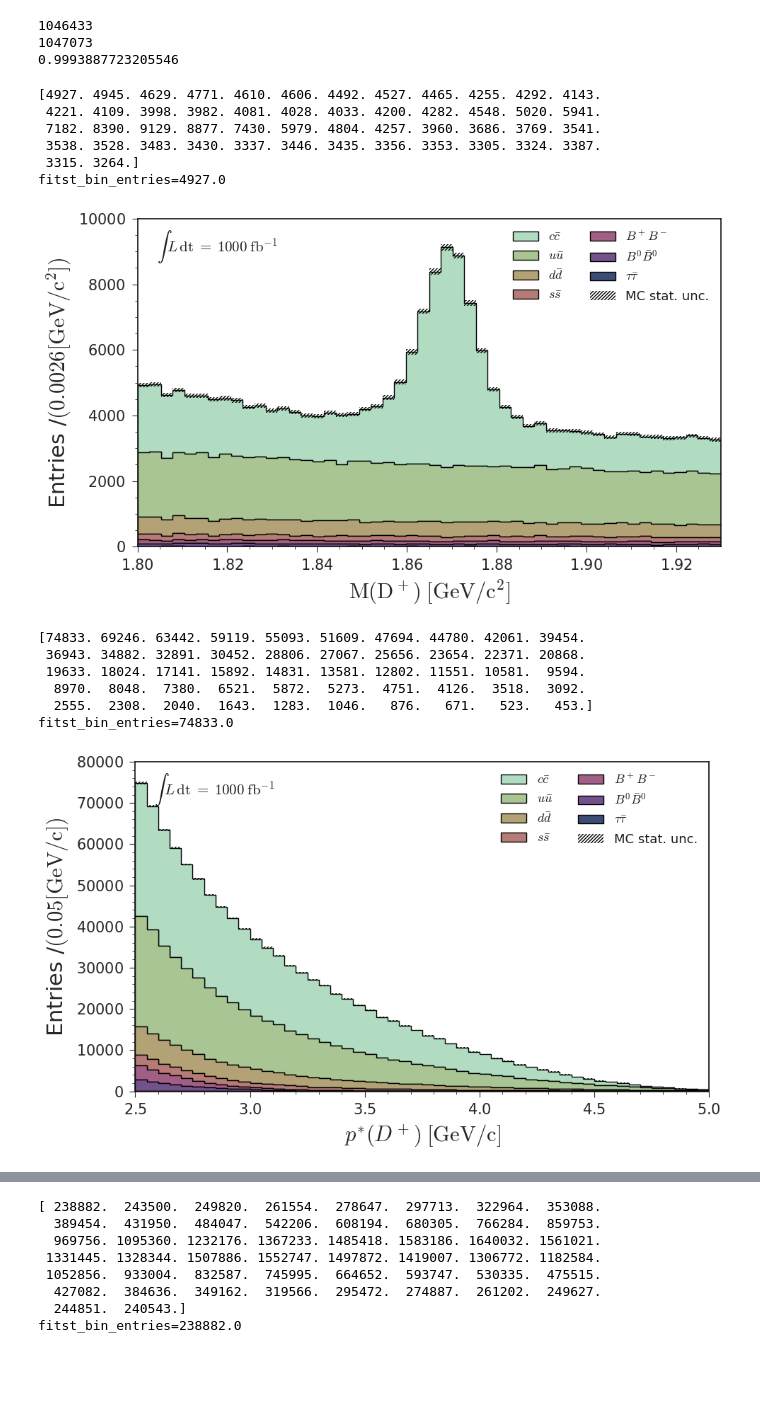
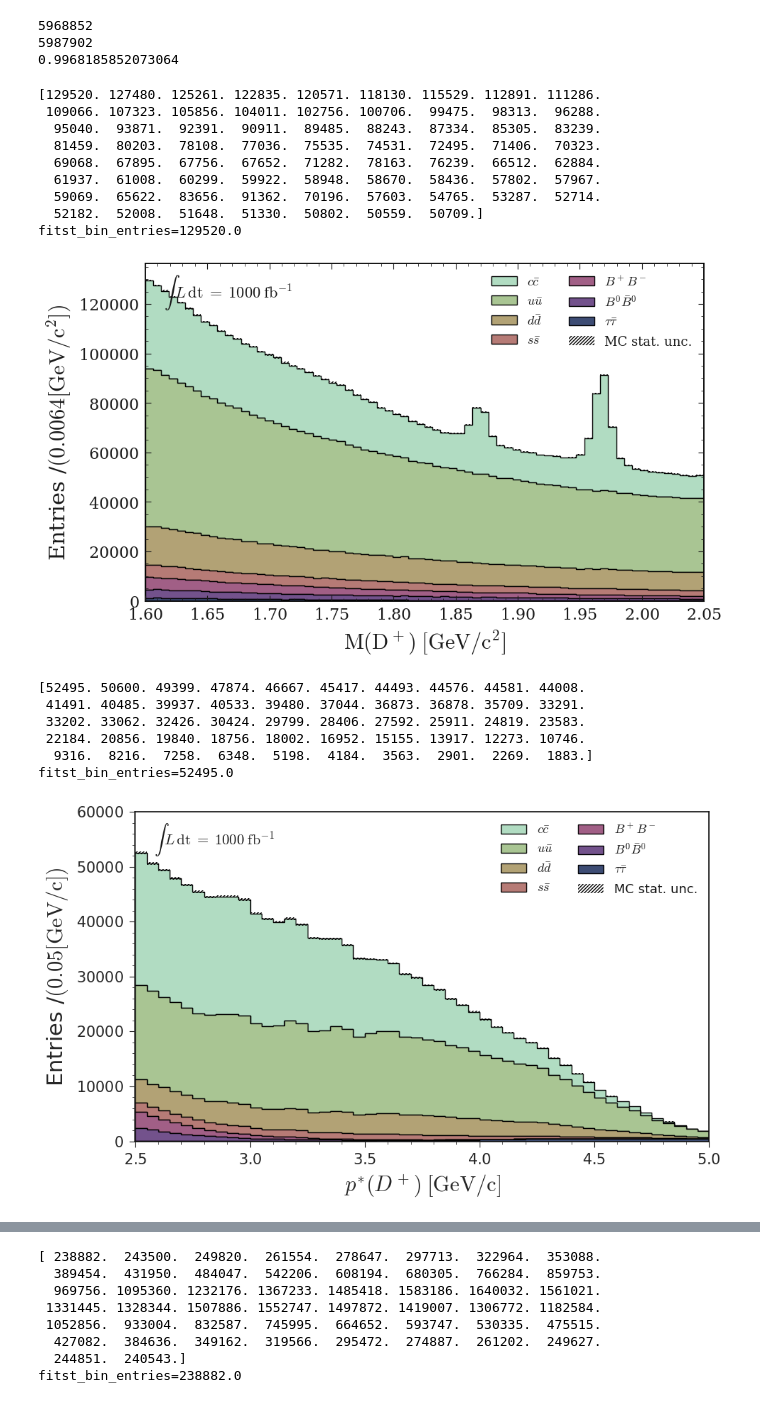
Before and after one commit to jykim-physics/DRAW_and_FITTING, a Jupyter notebook: main/Dpetapip/draw/MC15ri_etapip_pipi.ipynb, the cells around one changed output, grey strips where cells are left out. Saved outputs shown, nothing was run; the diff lists cells and outputs as text; code cells hidden in the pictures; blank space fills up the shorter version.

```diff
--- a/main/Dpetapip/draw/MC15ri_etapip_pipi.ipynb
+++ b/main/Dpetapip/draw/MC15ri_etapip_pipi.ipynb
@@ -49,6 +53,8 @@ MC15ri_etaetapip_tight_v1_240405_treefit_BCS_etapi0const
 base_file_loc = '/home/belle2/jaeyoung/storage_ghi/Ntuples_ghi_2/MC15ri_generic/MC15ri_etaetapip_pre_sel_240307_treefit/'
 base_file_loc = '/media/jykim/T7_2/storage/Ntuples_ghi_2/MC15ri_generic/MC15ri_etaetapip_pre_sel_240310_treefit/'
 base_file_loc = '/media/jykim/T7_2/storage/Ntuples_ghi_2/MC15ri_generic/MC15ri_etaetapip_tight_v1_240405_treefit_BCS_etapi0const/'
+base_file_loc = '/media/jykim/T7_2/storage/Ntuples_ghi_2/MC15ri_generic/MC15ri_etaetapip_loose_v0_240505_etapi0const_mva/'
+base_file_loc = '/share/storage/jykim/storage_ghi/Ntuples_ghi_2/MC15ri_generic/MC15ri_etaetapip_loose_v0_240505_etapi0const_trainv2/'
 # %%
 generic_ccbar = base_file_loc + 'ccbar/*.root'
 # phigamma_ccbar = base_file_loc + 'topo/generic_ccbar.root'
@@ -85,7 +92,8 @@ variables = ["__experiment__", "__run__", "__event__",\
              'eta_Pi0_M',"eta_Pi0_daughterAngle_0_1","eta_Pi0_daughterDiffOfPhi_0_1","eta_Pi0_Easym",\
              'eta_Pip_pionID','eta_Pim_pionID',\
              'eta_Pip_pionIDNN','eta_Pim_pionIDNN','eta_Pip_mcPDG','eta_Pim_mcPDG',\
-             'Pip_pionID','Pip_pionIDNN','Pip_mcPDG','Pip_dr','Pip_dz','Pip_p','Pip_pt']
+             'Pip_pionID','Pip_pionIDNN','Pip_mcPDG','Pip_dr','Pip_dz','Pip_p','Pip_pt',\
+             'bdt']
 # %%
 pd_ccbar_0 = get_pd(file=generic_ccbar, tree=tree,base_filter=base_filter,variables=variables)
 pd_uubar_0 = get_pd(file=generic_uubar, tree=tree,base_filter=base_filter,variables=variables)
@@ -128,9 +136,9 @@ multiplicity = numerator/denominator
 
 print(multiplicity)
 # %% [output]
-1046433
-1047073
-0.9993887723205546
+5968852
+5987902
+0.9968185852073064
 # %%
 cut = 'Dp_M>0.0'
 # cut += '& Dp_cosAngleBetweenMomentumAndVertexVector>0.99 & eta_Pi0_daughterAngle_0_1<1.4 & abs(eta_Pi0_daughterDiffOfPhi_0_1)<1.5'
@@ -161,30 +169,33 @@ luminosity=r"$1000\; \mathrm{fb}^{-1}$"
 # %%
 
 var = 'Dp_M'
 data  = [pd_taupair[var], pd_mixed[var], pd_charged[var],pd_ssbar[var], pd_ddbar[var],pd_uubar[var], pd_ccbar[var]]
 
 xrange = (1.67,2.1)
-xrange = (1.8,1.93)
+xrange = (1.6,2.05)
 
-nbins = 50
+nbins = 70
 xlabel = "$\mathrm{M(D^+)}$"
 # img_path = plot_directory + "/MC15ri_Dpetapip_pipi_pre_sel_DpM.png"
 img_path = plot_directory + "/MC15ri_Dpetapip_pipi_tight_selv1_DpM.png"
-img_path = plot_directory + "/MC15ri_Dpetapip_pipi_tight_selv1_DpM_SR.png"
+img_path = plot_directory + "/MC15ri_Dpetapip_pipi_loose_v0_trainv1.png"
 
 
 MC_stack_plot(data, var, scale, xrange, nbins, xlabel=xlabel, labels=labels,title="", unit="[GeV/c^2]",luminosity=luminosity)
 plt.tight_layout()
 # plt.ylim(0,68000)
 plt.savefig(img_path)
 # %% [output]
-[4927. 4945. 4629. 4771. 4610. 4606. 4492. 4527. 4465. 4255. 4292. 4143.
- 4221. 4109. 3998. 3982. 4081. 4028. 4033. 4200. 4282. 4548. 5020. 5941.
- 7182. 8390. 9129. 8877. 7430. 5979. 4804. 4257. 3960. 3686. 3769. 3541.
- 3538. 3528. 3483. 3430. 3337. 3446. 3435. 3356. 3353. 3305. 3324. 3387.
- 3315. 3264.]
-fitst_bin_entries=4927.0
+[129520. 127480. 125261. 122835. 120571. 118130. 115529. 112891. 111286.
+ 109066. 107323. 105856. 104011. 102756. 100706.  99475.  98313.  96288.
+  95040.  93871.  92391.  90911.  89485.  88243.  87334.  85305.  83239.
+  81459.  80203.  78108.  77036.  75535.  74531.  72495.  71406.  70323.
+  69068.  67895.  67756.  67652.  71282.  78163.  76239.  66512.  62884.
+  61937.  61008.  60299.  59922.  58948.  58670.  58436.  57802.  57967.
+  59069.  65622.  83656.  91362.  70196.  57603.  54765.  53287.  52714.
+  52182.  52008.  51648.  51330.  50802.  50559.  50709.]
+fitst_bin_entries=129520.0
-[figure, old version]
+[figure, new version]
 # %%
 data  = [pd_taupair[var], pd_mixed[var], pd_charged[var],pd_ssbar[var], pd_ddbar[var],pd_uubar[var], pd_ccbar[var]]
 
@@ -198,15 +209,15 @@ img_path = plot_directory + "/MC15ri_Dpetapip_pipi_pre_sel_DpCMSp.png"
 MC_stack_plot(data, var, scale, xrange, nbins, xlabel=xlabel, labels=labels,title="", unit="[GeV/c]",luminosity=luminosity,force_range=xrange)
 plt.tight_layout()
 
-plt.savefig(img_path)
+# plt.savefig(img_path)
 # %% [output]
-[74833. 69246. 63442. 59119. 55093. 51609. 47694. 44780. 42061. 39454.
- 36943. 34882. 32891. 30452. 28806. 27067. 25656. 23654. 22371. 20868.
- 19633. 18024. 17141. 15892. 14831. 13581. 12802. 11551. 10581.  9594.
-  8970.  8048.  7380.  6521.  5872.  5273.  4751.  4126.  3518.  3092.
-  2555.  2308.  2040.  1643.  1283.  1046.   876.   671.   523.   453.]
-fitst_bin_entries=74833.0
+[52495. 50600. 49399. 47874. 46667. 45417. 44493. 44576. 44581. 44008.
+ 41491. 40485. 39937. 40533. 39480. 37044. 36873. 36878. 35709. 33291.
+ 33202. 33062. 32426. 30424. 29799. 28406. 27592. 25911. 24819. 23583.
+ 22184. 20856. 19840. 18756. 18002. 16952. 15155. 13917. 12273. 10746.
+  9316.  8216.  7258.  6348.  5198.  4184.  3563.  2901.  2269.  1883.]
+fitst_bin_entries=52495.0
-[figure, old version]
+[figure, new version]
 # %%
 # var = 'Dp_cosAngleBetweenMomentumAndVertexVector'
 # data  = [pd_taupair[var], pd_mixed[var], pd_charged[var],pd_ssbar[var], pd_ddbar[var],pd_uubar[var], pd_ccbar[var]]
```
Also changed, not shown: parts of 5 cells of this notebook, 27 other files.
